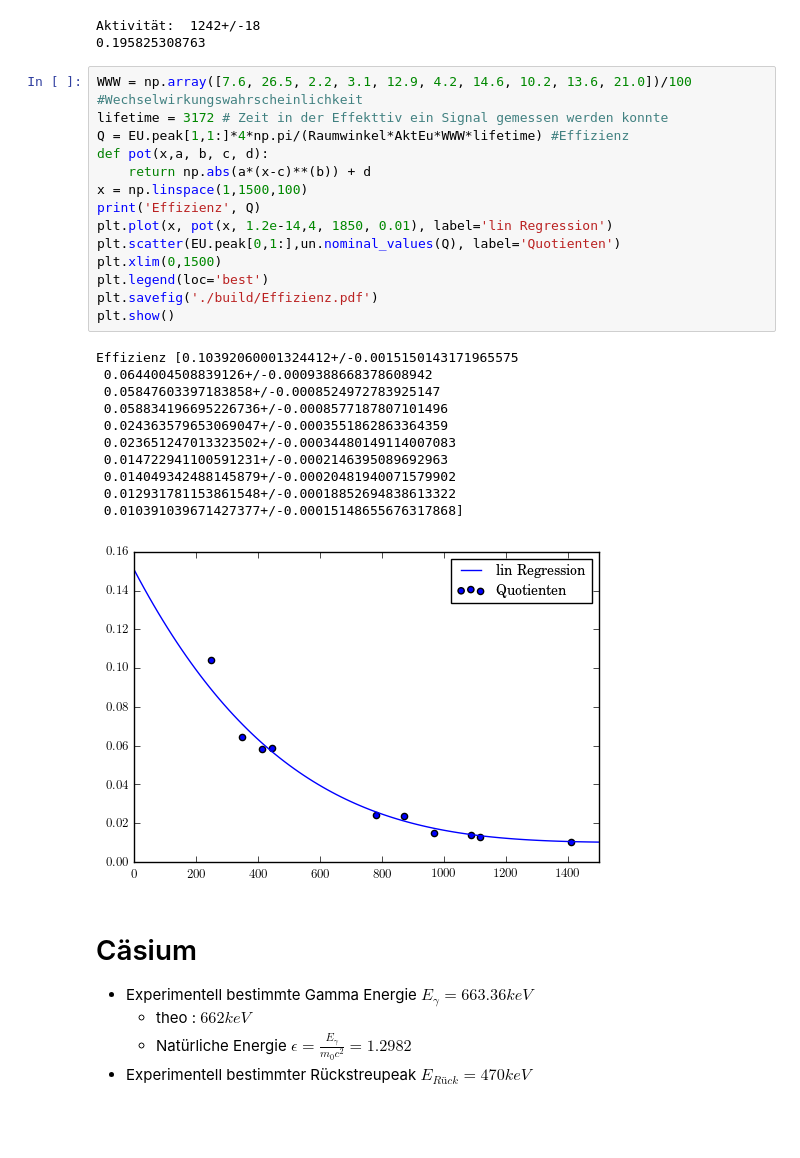
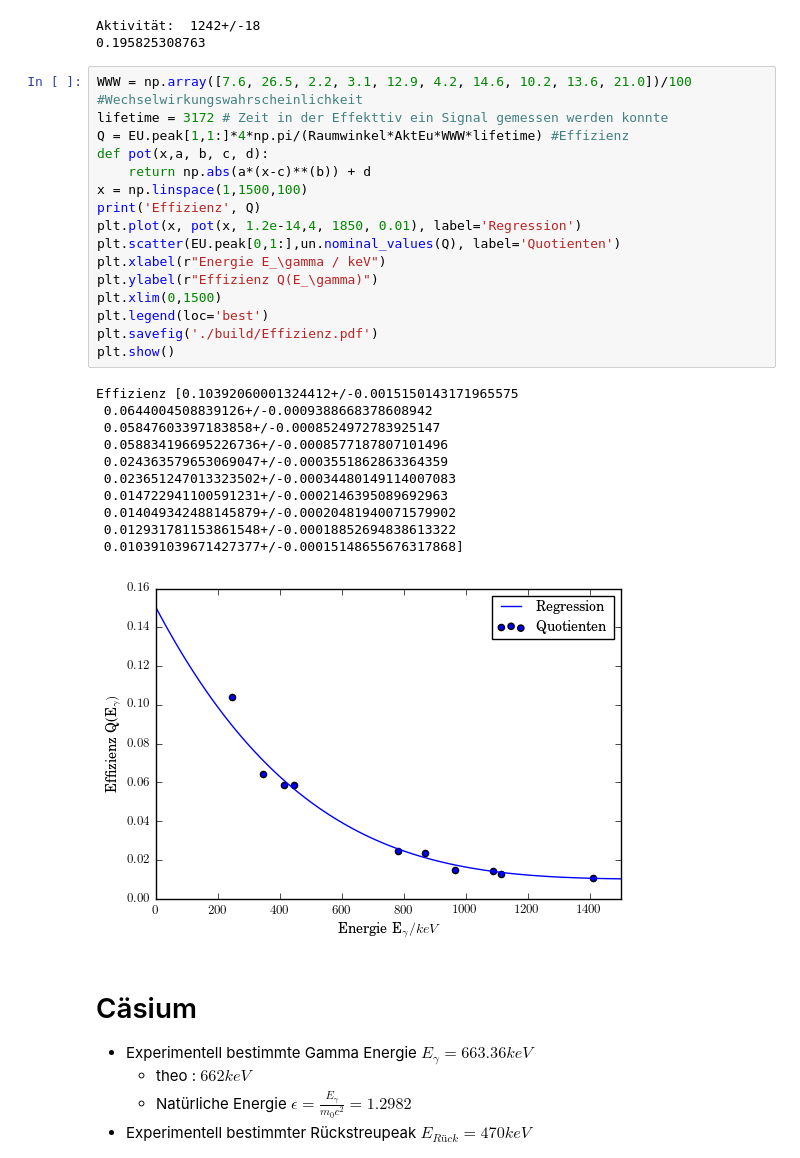
Before and after one commit to MaxSac/FP-Praktikum, a Jupyter notebook: 03-09.01.2017/calculation.ipynb, the cells around one changed output. Saved outputs shown, nothing was run; the diff lists cells and outputs as text; blank space fills up the shorter version.

```diff
--- a/03-09.01.2017/calculation.ipynb
+++ b/03-09.01.2017/calculation.ipynb
@@ -189,29 +189,31 @@ Aktivität:  1242+/-18
 # %%
 WWW = np.array([7.6, 26.5, 2.2, 3.1, 12.9, 4.2, 14.6, 10.2, 13.6, 21.0])/100 #Wechselwirkungswahrscheinlichkeit
 lifetime = 3172 # Zeit in der Effekttiv ein Signal gemessen werden konnte
 Q = EU.peak[1,1:]*4*np.pi/(Raumwinkel*AktEu*WWW*lifetime) #Effizienz
 def pot(x,a, b, c, d):
     return np.abs(a*(x-c)**(b)) + d
 x = np.linspace(1,1500,100)
 print('Effizienz', Q)
-plt.plot(x, pot(x, 1.2e-14,4, 1850, 0.01), label='lin Regression')
+plt.plot(x, pot(x, 1.2e-14,4, 1850, 0.01), label='Regression')
 plt.scatter(EU.peak[0,1:],un.nominal_values(Q), label='Quotienten')
+plt.xlabel(r"Energie E_\gamma / keV")
+plt.ylabel(r"Effizienz Q(E_\gamma)")
 plt.xlim(0,1500)
 plt.legend(loc='best')
 plt.savefig('./build/Effizienz.pdf')
 plt.show()
 # %% [output]
 Effizienz [0.10392060001324412+/-0.0015150143171965575
  0.0644004508839126+/-0.0009388668378608942
  0.05847603397183858+/-0.0008524972783925147
  0.058834196695226736+/-0.0008577187807101496
  0.024363579653069047+/-0.0003551862863364359
  0.023651247013323502+/-0.00034480149114007083
  0.014722941100591231+/-0.0002146395089692963
  0.014049342488145879+/-0.00020481940071579902
  0.012931781153861548+/-0.00018852694838613322
  0.010391039671427377+/-0.00015148655676317868]
-[figure, old version]
+[figure, new version]
 # %% [markdown]
 # Cäsium
 - Experimentell bestimmte Gamma Energie  $E_\gamma = 663.36 keV$
```
Also changed, not shown: parts of 1 cell of this notebook, 16 other files.
